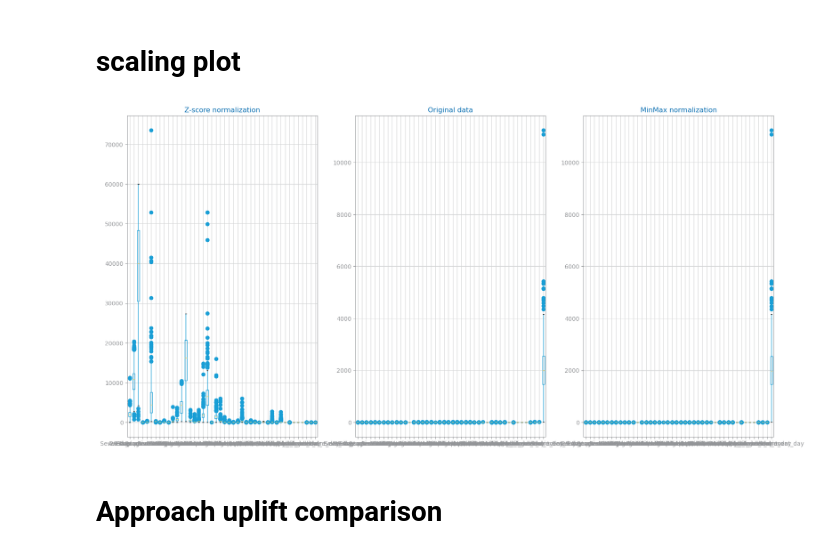
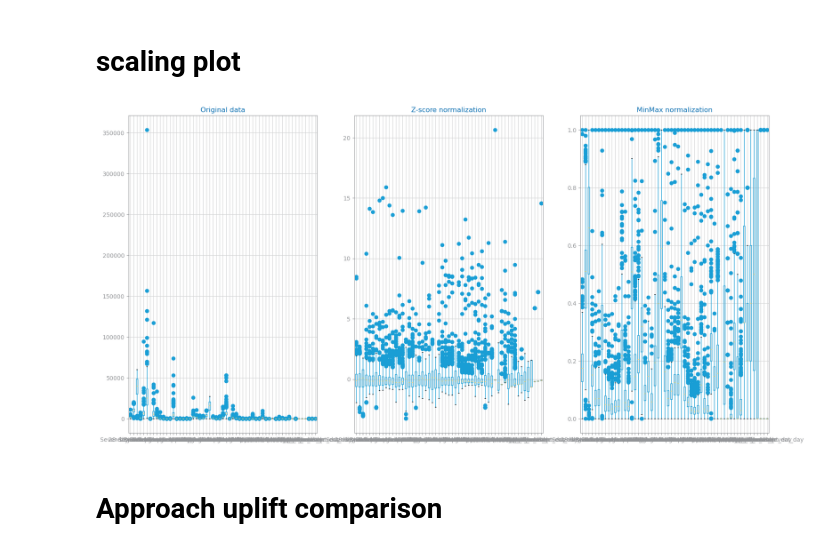
Before and after one commit to jvanalytics/ist_dash_2024_rec, a Jupyter notebook: time_series_forecasting/notebooks/dataset_3/3_ga4_merch_agg_2024_time_series_scaling.ipynb, the cells around one changed output. Cells and saved outputs as stored; diff of their text form; code cells hidden in the pictures.

```diff
--- a/time_series_forecasting/notebooks/dataset_3/3_ga4_merch_agg_2024_time_series_scaling.ipynb
+++ b/time_series_forecasting/notebooks/dataset_3/3_ga4_merch_agg_2024_time_series_scaling.ipynb
@@ -118,12 +118,16 @@ plot_forecasting_series(
 # %% [markdown]
 ## Scale 1 strategy Application
 # %%
+from sklearn.preprocessing import StandardScaler
 
 def apply_strategy_1(df):
 
     df_copy=df.copy()
 
-    df_zscore=apply_standard_scaler(df_copy,target)
+    # Apply scaling to the entire DataFrame
+    transf = StandardScaler(with_mean=True, with_std=True, copy=True).fit(df_copy)
+    df_zscore = DataFrame(transf.transform(df_copy), index=df_copy.index, columns=df_copy.columns)
+
 
     return df_zscore
 
@@ -220,10 +216,12 @@ def apply_strategy_2(df):
 
     df_copy=df.copy()
 
-    # this script is available in data_functions originally from DSLabs site in Scaling chapter
-    df_copy=apply_min_max_scaler(df,target)
+    # Apply MinMax scaling to the entire DataFrame including the target column
+    transf = MinMaxScaler(feature_range=(0, 1), copy=True).fit(df_copy)
+    df_minmax = DataFrame(transf.transform(df_copy), index=df_copy.index, columns=df_copy.columns)
 
-    return df_copy
+
+    return df_minmax
 
 data_2=apply_strategy_2(data)
 
@@ -289,22 +279,22 @@ plot_forecasting_series(
 # %%
 
 from matplotlib.pyplot import subplots, show
 
 fig, axs = subplots(1, 3, figsize=(20, 10), squeeze=False)
-axs[0, 1].set_title("Original data")
+axs[0, 0].set_title("Original data")
 data.boxplot(ax=axs[0, 0])
 
-axs[0, 0].set_title("Z-score normalization")
+axs[0, 1].set_title("Z-score normalization")
 data_1.boxplot(ax=axs[0, 1])
 
 axs[0, 2].set_title("MinMax normalization")
 data_2.boxplot(ax=axs[0, 2])
 
 savefig(f"images/{file_tag}_scaling_plots_evaluation.png")
 
 show()
 # %% [output]
-[figure, old version]
+[figure, new version]
 # %% [markdown]
 # Approach uplift comparison
 # %%
```
Also changed, not shown: parts of 10 cells of this notebook, 34 other files.
